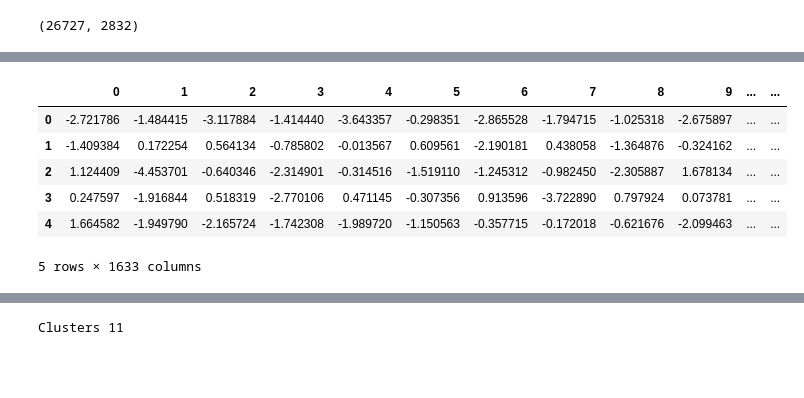
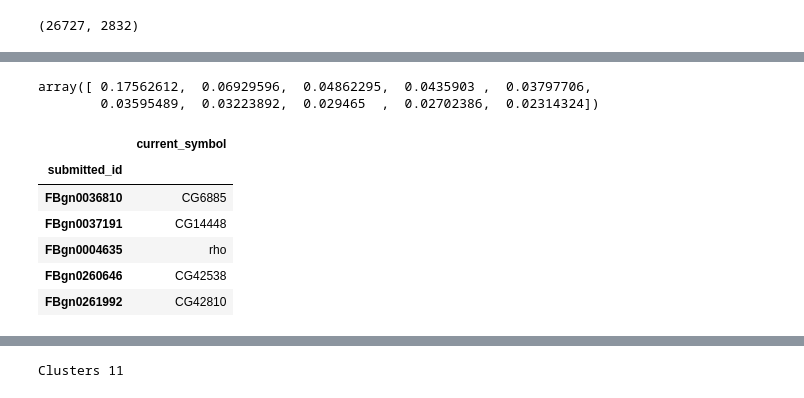
Before and after one commit to DeepSeq-KC/DS_Kenyon_Cells, a Jupyter notebook: notebook/11_tss_expression_matrix_ICIM.ipynb, the cells around one changed output, grey strips where cells are left out. Drawn from its saved outputs; the diff is of its cells as text; code cells hidden in the pictures; blank space fills up the shorter version.

Commit message:
attempt to generate cleaned tss tables

```diff
--- a/notebook/11_tss_expression_matrix_ICIM.ipynb
+++ b/notebook/11_tss_expression_matrix_ICIM.ipynb
@@ -152,10 +174,19 @@ Y_pca = pd.DataFrame(myPCA.X_pca.T)
+# %%
+myPCA.explained_variance_ratio_()
+# %% [output]
+array([ 0.17562612,  0.06929596,  0.04862295,  0.0435903 ,  0.03797706,
+        0.03595489,  0.03223892,  0.029465  ,  0.02702386,  0.02314324])
+# %%
+# FlyBase ID conversion
+cv = pd.read_csv("../data/06_tss_data/exon_FlyBase_IDs.txt", sep="\t", index_col="submitted_id")
+cv = cv[['current_symbol']]
 # %%
-Y_pca.head()
+cv.head()
 # %% [output]
-|  | 0 | 1 | 2 | 3 | 4 | 5 | 6 | 7 | 8 | 9 | ... | ... |
-| 0 | -2.721786 | -1.484415 | -3.117884 | -1.414440 | -3.643357 | -0.298351 | -2.865528 | -1.794715 | -1.025318 | -2.675897 | ... | ... |
-| 1 | -1.409384 | 0.172254 | 0.564134 | -0.785802 | -0.013567 | 0.609561 | -2.190181 | 0.438058 | -1.364876 | -0.324162 | ... | ... |
-| 2 | 1.124409 | -4.453701 | -0.640346 | -2.314901 | -0.314516 | -1.519110 | -1.245312 | -0.982450 | -2.305887 | 1.678134 | ... | ... |
-| 3 | 0.247597 | -1.916844 | 0.518319 | -2.770106 | 0.471145 | -0.307356 | 0.913596 | -3.722890 | 0.797924 | 0.073781 | ... | ... |
-| 4 | 1.664582 | -1.949790 | -2.165724 | -1.742308 | -1.989720 | -1.150563 | -0.357715 | -0.172018 | -0.621676 | -2.099463 | ... | ... |
+|  | current_symbol |
+| submitted_id |  |
+| FBgn0036810 | CG6885 |
+| FBgn0037191 | CG14448 |
+| FBgn0004635 | rho |
+| FBgn0260646 | CG42538 |
+| FBgn0261992 | CG42810 |
-5 rows × 1633 columns
```
Also changed, not shown: parts of 19 cells of this notebook, 1 other file.
